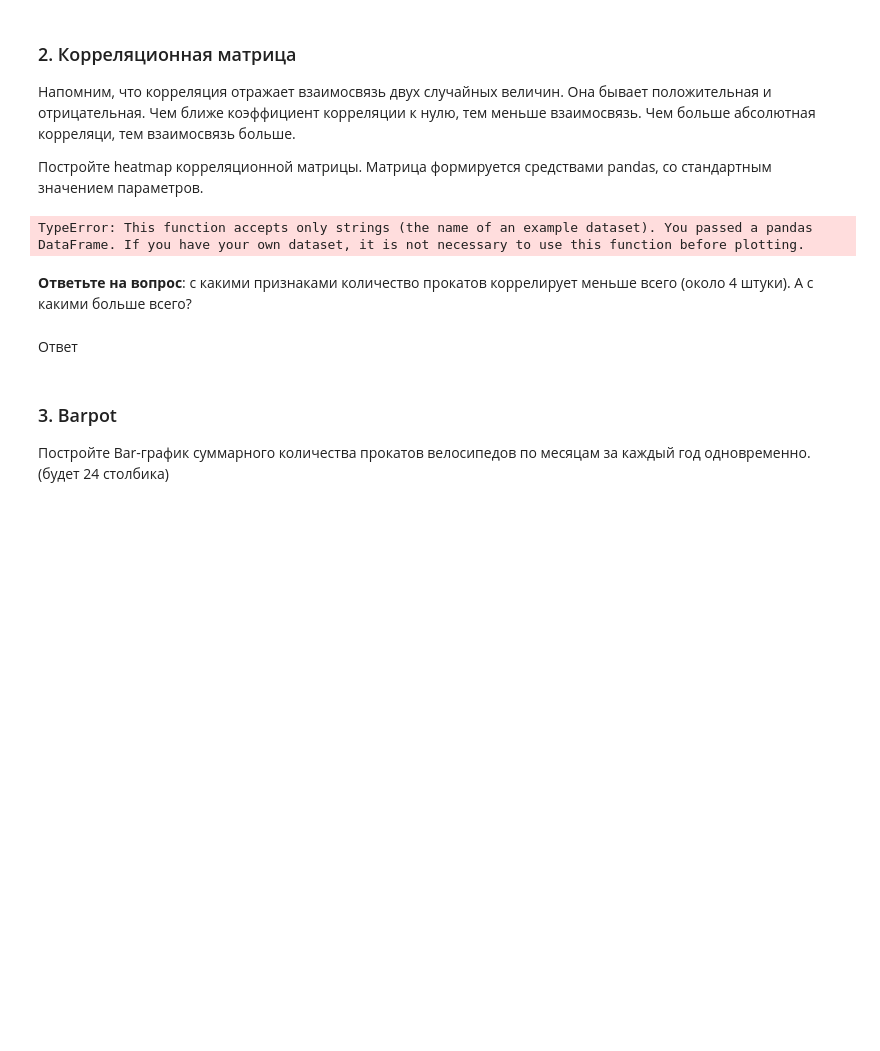
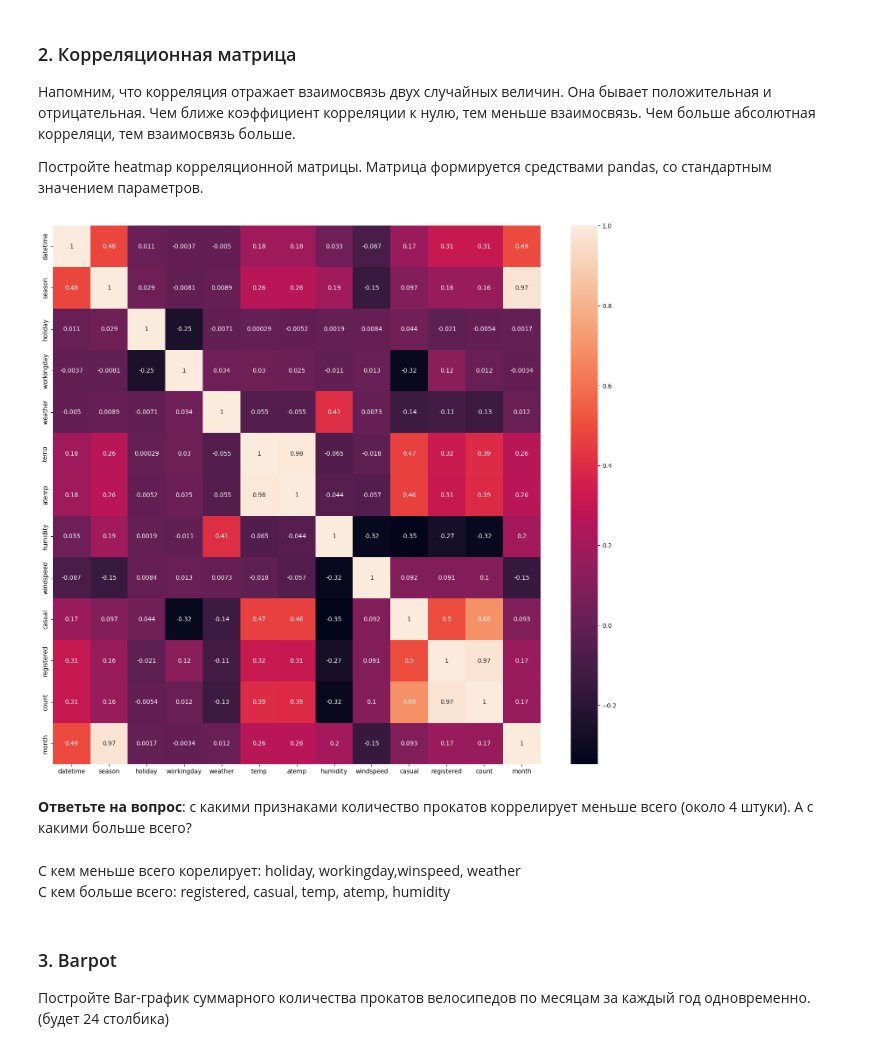
Before and after one commit to DanisStepanov/Computer-mathematics-systems, a Jupyter notebook: 5. Библиотека Pandas. Визуальный анализ данных/Практическая_работа_№5_Библиотека_Pandas.ipynb, the cells around one changed output. Cells and saved outputs as stored; diff of their text form; code cells hidden in the pictures; blank space fills up the shorter version.

```diff
--- a/5. Библиотека Pandas. Визуальный анализ данных/Практическая_работа_№5_Библиотека_Pandas.ipynb
+++ b/5. Библиотека Pandas. Визуальный анализ данных/Практическая_работа_№5_Библиотека_Pandas.ipynb
@@ -450,17 +458,19 @@ _(чем больше значение, тем больше прокатов и
 Напомним, что корреляция отражает взаимосвязь двух случайных величин. Она бывает положительная и отрицательная. Чем ближе коэффициент корреляции к нулю, тем меньше взаимосвязь. Чем больше абсолютная корреляци, тем взаимосвязь больше.
 
 Постройте heatmap корреляционной матрицы. Матрица формируется средствами pandas, со стандартным значением параметров.
-# %%
-import pandas as pd
-import matplotlib.pyplot as plt
-glue = sns.load_dataset(df).pivot(index="month", columns="count", values="count")
-sns.heatmap(glue)
-# %% [output]
-TypeError: This function accepts only strings (the name of an example dataset). You passed a pandas DataFrame. If you have your own dataset, it is not necessary to use this function before plotting.
+# %%
+cor_mat = df.corr()
+plt.figure(figsize=(18, 16))
+sns.heatmap(cor_mat, annot=True)
+plt.show()
+# %% [output]
+[figure, added]
 # %% [markdown]
 **Ответьте на вопрос**: с какими признаками количество прокатов коррелирует меньше всего (около 4 штуки). А с какими больше всего?
-# %% [markdown]
-Ответ
+# %% [markdown]
+С кем меньше всего корелирует: holiday, workingday,winspeed, weather
+\
+С кем больше всего: registered, casual, temp, atemp, humidity
 # %% [markdown]
 ### 3. Barpot
 
```
Also changed, not shown: parts of 6 cells of this notebook.
